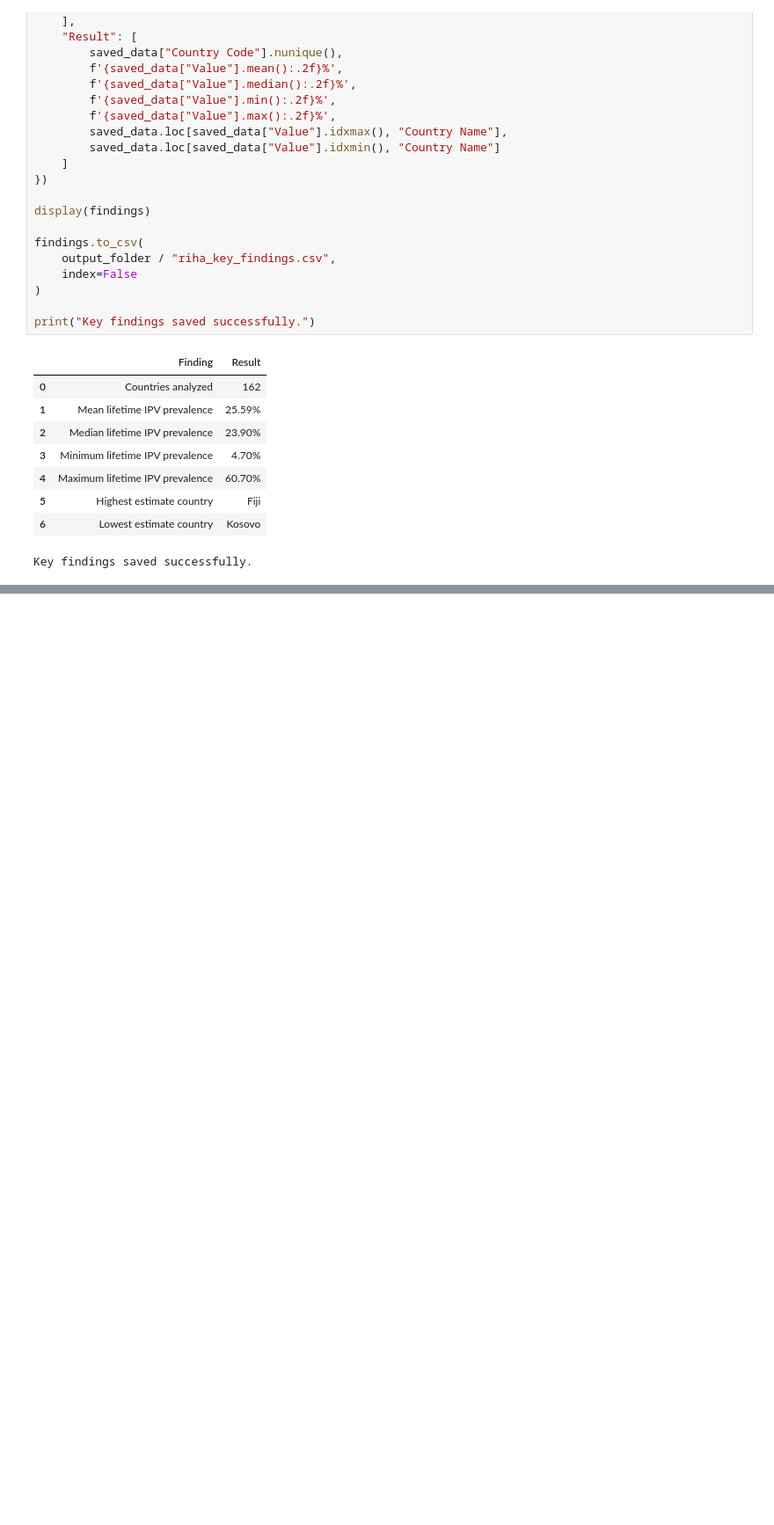
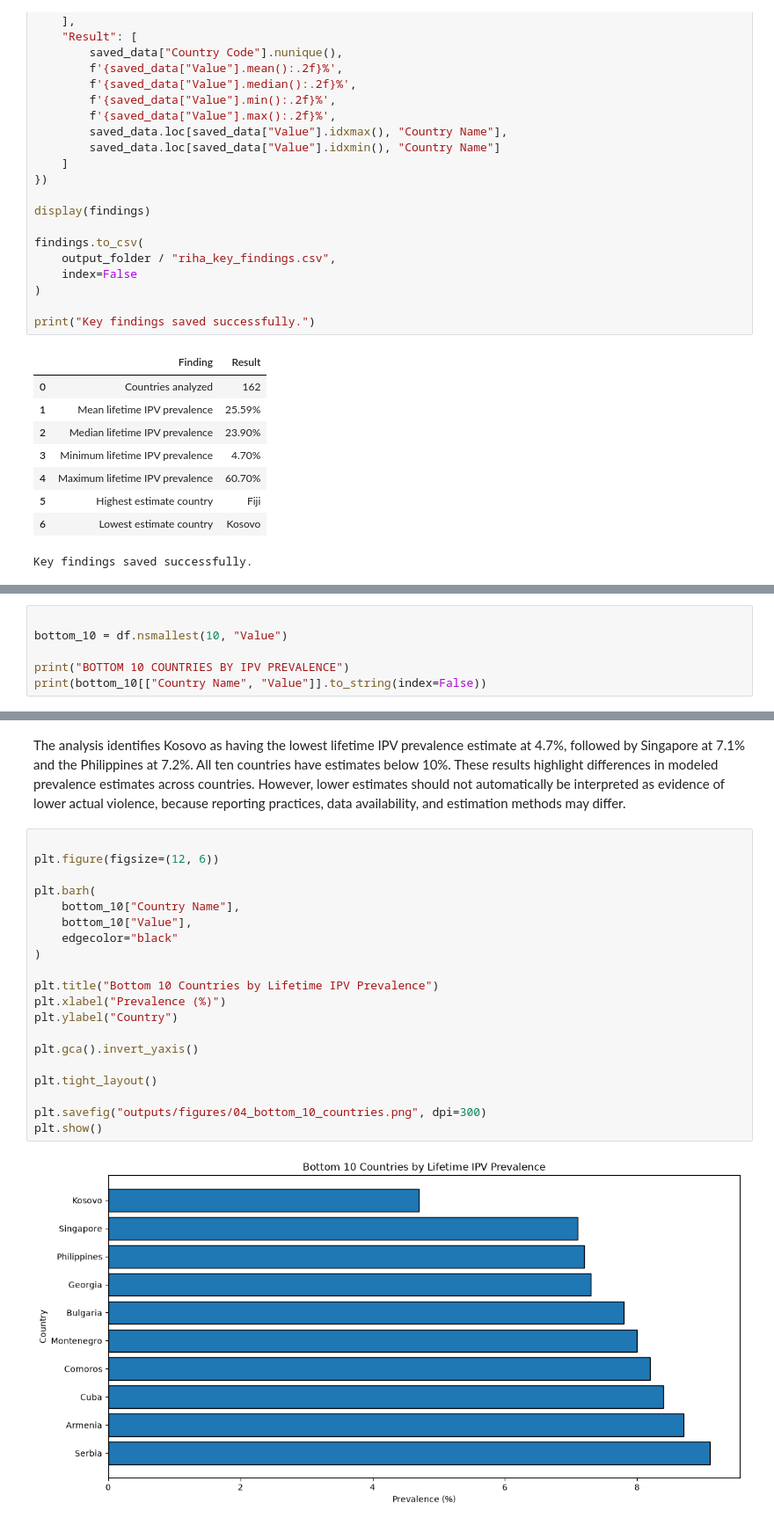
Before and after one commit to div62/riha, a Jupyter notebook: riha_analysis.ipynb, the cells around one changed output, grey strips where cells are left out. Shown at 88% size. Cells and saved outputs as stored; diff of their text form; blank space fills up the shorter version.

```diff
--- a/riha_analysis.ipynb
+++ b/riha_analysis.ipynb
@@ -1377,0 +1630,6 @@ Key findings saved successfully.
+# %%
+
+bottom_10 = df.nsmallest(10, "Value")
+
+print("BOTTOM 10 COUNTRIES BY IPV PREVALENCE")
+print(bottom_10[["Country Name", "Value"]].to_string(index=False))
@@ -1377,0 +1649,24 @@ Key findings saved successfully.
+# %% [markdown]
+The analysis identifies Kosovo as having the lowest lifetime IPV prevalence estimate at 4.7%, followed by Singapore at 7.1% and the Philippines at 7.2%. All ten countries have estimates below 10%. These results highlight differences in modeled prevalence estimates across countries. However, lower estimates should not automatically be interpreted as evidence of lower actual violence, because reporting practices, data availability, and estimation methods may differ.
+# %%
+
+plt.figure(figsize=(12, 6))
+
+plt.barh(
+    bottom_10["Country Name"],
+    bottom_10["Value"],
+    edgecolor="black"
+)
+
+plt.title("Bottom 10 Countries by Lifetime IPV Prevalence")
+plt.xlabel("Prevalence (%)")
+plt.ylabel("Country")
+
+plt.gca().invert_yaxis()
+
+plt.tight_layout()
+
+plt.savefig("outputs/figures/04_bottom_10_countries.png", dpi=300)
+plt.show()
+# %% [output]
+[figure, added]
```
Also changed, not shown: parts of 41 cells of this notebook, 9 other files.
